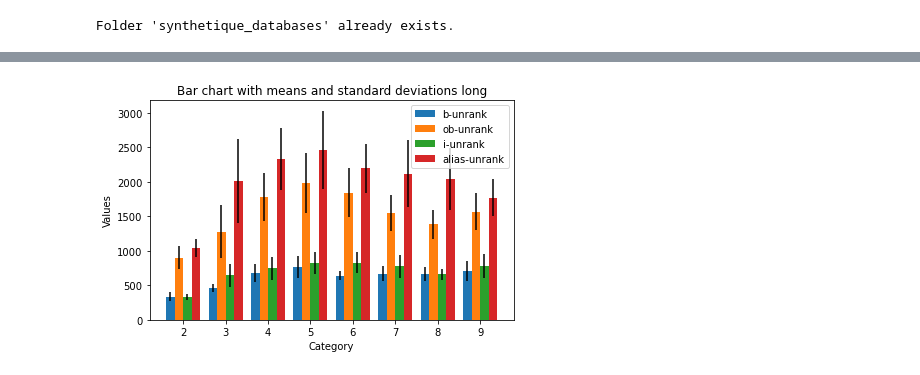
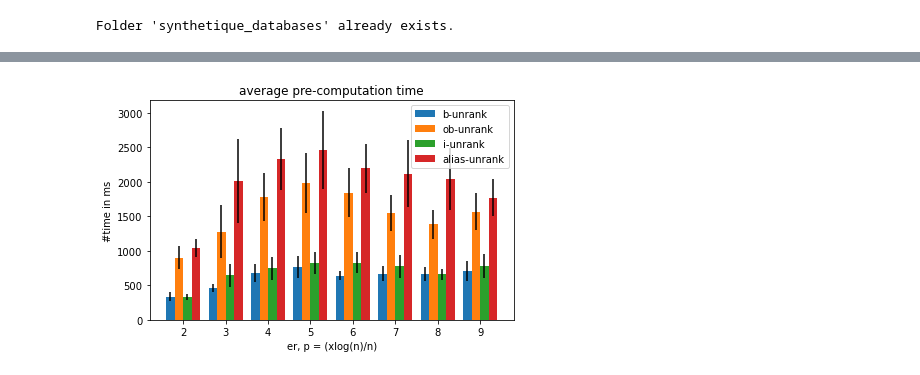
Before and after one commit to simon-dreyer/Shortest_path_sampling, a Jupyter notebook: src/syth_databases.ipynb, the cells around one changed output, grey strips where cells are left out. Cells and saved outputs as stored; diff of their text form; code cells hidden in the pictures.

```diff
--- a/src/syth_databases.ipynb
+++ b/src/syth_databases.ipynb
@@ -99,6 +81,19 @@ def read_float_from_file(file_path):
         print("val", value)
         return float(value)
 
+
+def read_integer_from_file(file_path):
+    """
+    Reads a single float value from a file.
+
+    :param file_path: Path to the file
+    :return: The float value read from the file
+    """
+    with open(file_path, 'r') as file:
+        value = file.readline().strip()
+        print("val", value)
+        return int(value)
+
 import numpy as np
 
 def calculate_mean_and_std(array):
@@ -153,6 +148,8 @@ for i in list_p:
                 d_dist[i][l[z]] = [(j,z)]
 # %%
 #launch simulations on er query time on average
+pair_dist = "average"
+
 nb_queries_per_pair = 500000
 nb_pairs = 30
 import subprocess
@@ -168,9 +165,9 @@ for i in list_p:
         break
     for e in l:
         for alg in algos:
-            subprocess.run(["./main", file_path ,"u", alg, str(e[0]), str(e[1]), str(nb_queries_per_pair)])
-            file = "er_" + str(nb_nodes) + "_" + str(i) + "_" + alg + "/queries_time_"+ str(nb_queries_per_pair) + ".txt"
-            d[i][alg].append(read_float_from_file(folder_path + "/" + file))
+            subprocess.run(["./main", file_path ,"u", alg, str(e[0]), str(e[1]), str(nb_queries_per_pair), "c"])
+            file = "er_" + str(nb_nodes) + "_" + str(i) + "_" + alg + "/queries_operations_"+ str(nb_queries_per_pair) + ".txt"
+            d[i][alg].append(read_integer_from_file(folder_path + "/" + file))
 # %% [output]
 since Python 3.9 and will be removed in a subsequent version.
   pair = random.sample(V, k = 2)
@@ -248,7 +245,7 @@ val 40.566000
 import matplotlib.pyplot as plt
 import numpy as np
 
-def plot_bar_chart(data):
+def plot_bar_chart(data, xlabel, ylabel, legend, filename):
     """
     Plots a bar chart where the x-axis is represented by the keys of the dictionary.
     Each key in the dictionary maps to another dictionary with 4 keys representing bars.
@@ -279,16 +276,16 @@ def plot_bar_chart(data):
         ax.bar(index + i * bar_width, means, bar_width, yerr=std_devs, label=subcategory)
 
     # Add labels, title, and legend
-    ax.set_xlabel('Category')
-    ax.set_ylabel('Values')
-    ax.set_title('Bar chart with means and standard deviations '+ pair_dist)
+    ax.set_xlabel(xlabel)
+    ax.set_ylabel(ylabel)
+    ax.set_title(legend)
     ax.set_xticks(index + bar_width * (n_bars - 1) / 2)
     ax.set_xticklabels(categories)
     ax.legend()
 
     # Show plot
     plt.tight_layout()
-    plt.savefig('query_time.pdf')
+    plt.savefig(filename)
     plt.show()
 
 # # Example usage:
@@ -313,6 +315,6 @@ for i in list_p:
         d_pre[i][alg] = l
 # %%
 data = {i:  { e: calculate_mean_and_std(d_pre[i][e])   for e in algos }  for i in list_p}
-plot_bar_chart(data)
+plot_bar_chart(data, "er, p = (xlog(n)/n)", "#time in ms", "average pre-computation time", "pre_comp.pdf")
 # %% [output]
-[figure, old version]
+[figure, new version]
```
Also changed, not shown: parts of 3 cells of this notebook, 3 other files.
